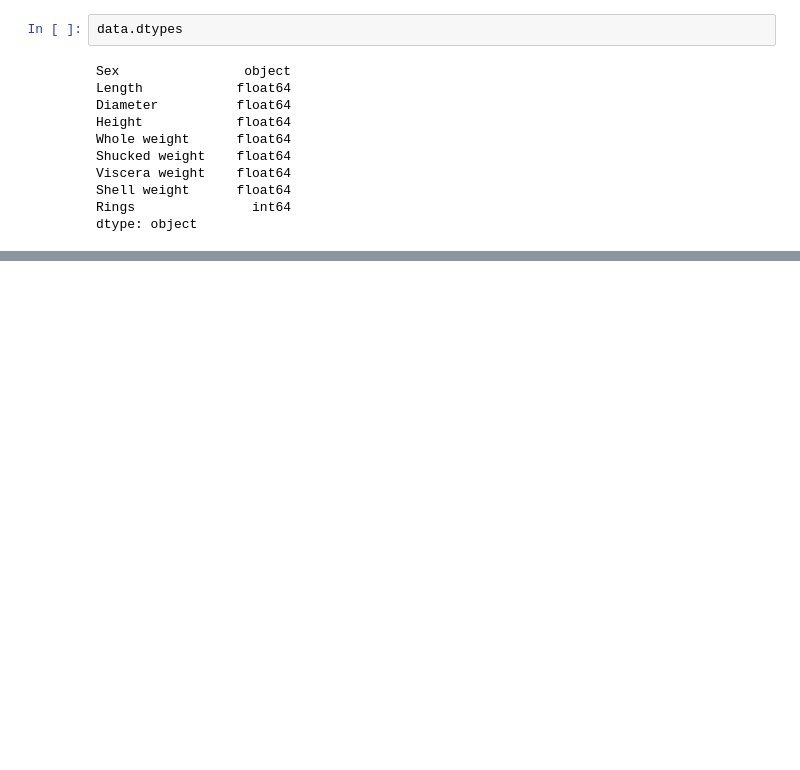
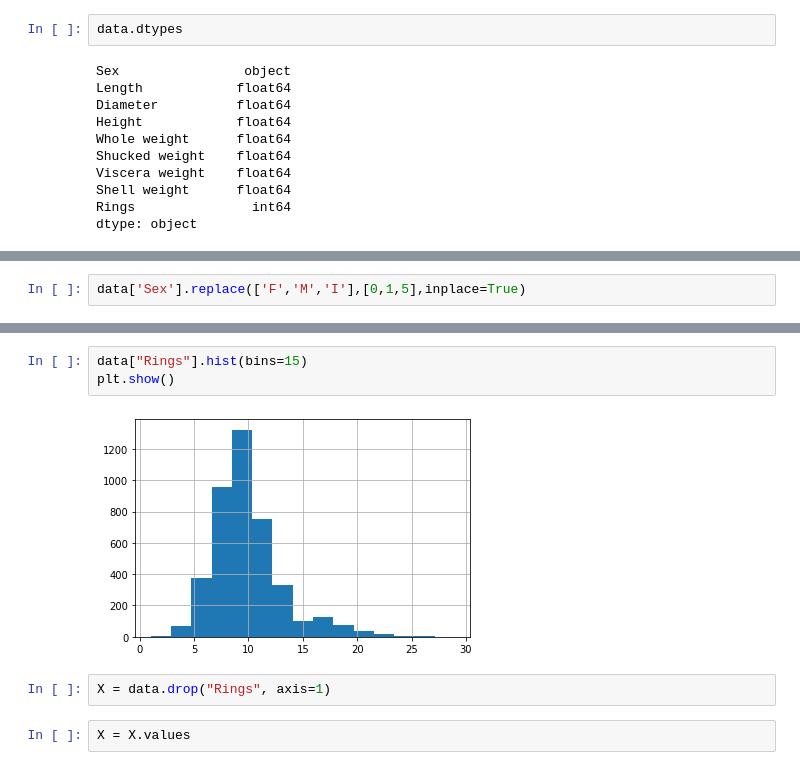
Before and after one commit to mekalyan26/ML_Algorithms_Python, a Jupyter notebook: KNN.ipynb, the cells around one changed output, grey strips where cells are left out. Drawn from its saved outputs; the diff is of its cells as text; blank space fills up the shorter version.

Commit message:
updated data analysis and prediction

```diff
--- a/KNN.ipynb
+++ b/KNN.ipynb
@@ -55,0 +104,2 @@ dtype: object
+# %%
+data['Sex'].replace(['F','M','I'],[0,1,5],inplace=True)
@@ -55,0 +115,9 @@ dtype: object
+# %%
+data["Rings"].hist(bins=15)
+plt.show()
+# %% [output]
+[figure, added]
+# %%
+X = data.drop("Rings", axis=1)
+# %%
+X = X.values
```
Also changed, not shown: parts of 19 cells of this notebook.
